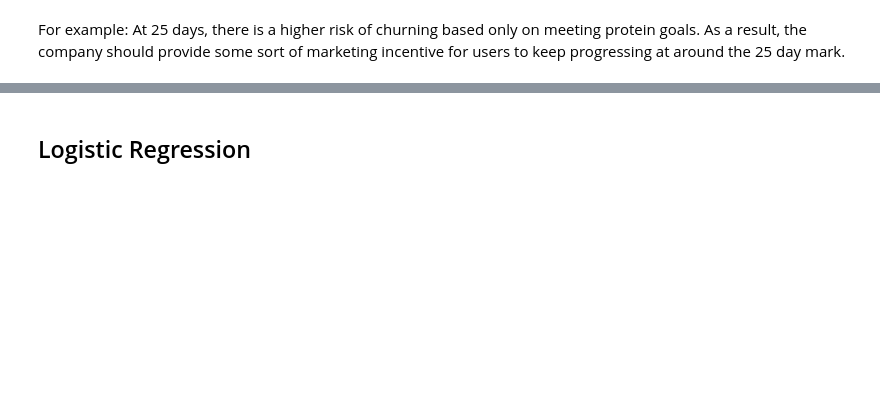
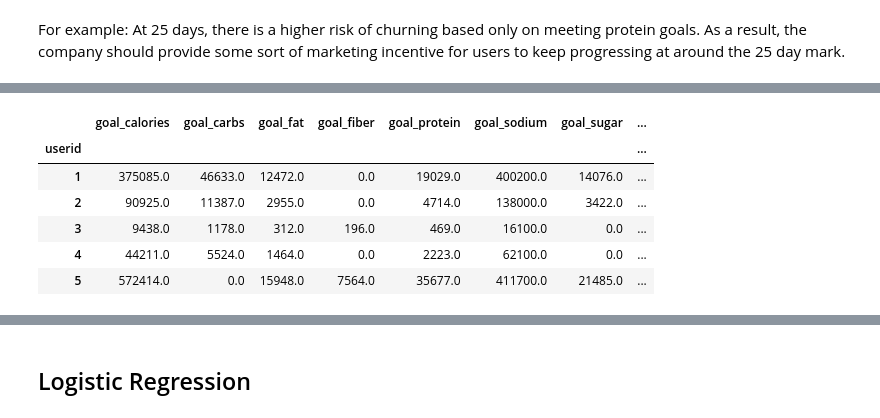
Before and after one commit to rokaandy/mfp-nutrition-survival-analysis, a Jupyter notebook: nutrition.ipynb, the cells around one changed output, grey strips where cells are left out. Saved outputs shown, nothing was run; the diff lists cells and outputs as text; code cells hidden in the pictures; blank space fills up the shorter version.

```diff
--- a/nutrition.ipynb
+++ b/nutrition.ipynb
@@ -607,0 +436,3 @@ print(np.mean(scores))
+# %%
+end = pd.read_pickle('pkl/end_date.pkl')
+end.head()
@@ -607,0 +446,12 @@ print(np.mean(scores))
+# %%
+cols = end.drop(['userid','diary_date', 'end_date'], axis=1).columns
+perday_df = end.groupby(['userid'])[cols].sum()
+perday_df.head()
+# %% [output]
+|  | goal_calories | goal_carbs | goal_fat | goal_fiber | goal_protein | goal_sodium | goal_sugar | ... |
+| userid |  |  |  |  |  |  |  | ... |
+| 1 | 375085.0 | 46633.0 | 12472.0 | 0.0 | 19029.0 | 400200.0 | 14076.0 | ... |
+| 2 | 90925.0 | 11387.0 | 2955.0 | 0.0 | 4714.0 | 138000.0 | 3422.0 | ... |
+| 3 | 9438.0 | 1178.0 | 312.0 | 196.0 | 469.0 | 16100.0 | 0.0 | ... |
+| 4 | 44211.0 | 5524.0 | 1464.0 | 0.0 | 2223.0 | 62100.0 | 0.0 | ... |
+| 5 | 572414.0 | 0.0 | 15948.0 | 7564.0 | 35677.0 | 411700.0 | 21485.0 | ... |
```
Also changed, not shown: parts of 66 cells of this notebook, 10 other files.
